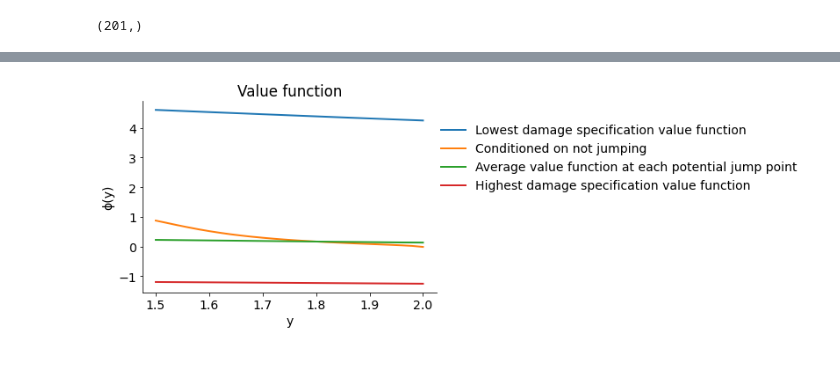
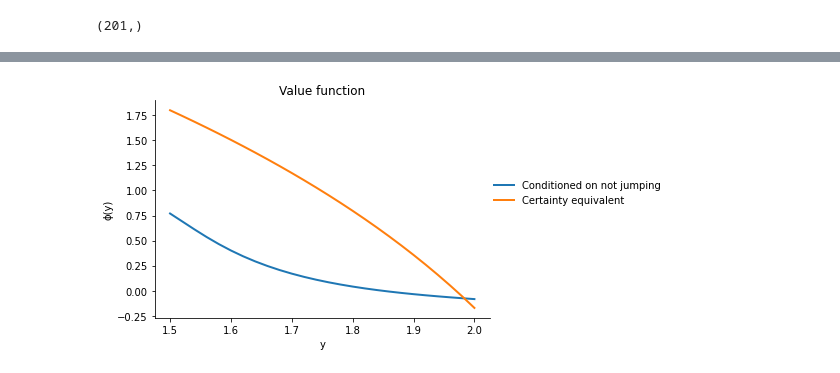
Before and after one commit to lphansen/ClimateUncertaintySpillover, a Jupyter notebook: notebook/jump_interval.ipynb, the cells around one changed output, grey strips where cells are left out. Cells and saved outputs as stored; diff of their text form; code cells hidden in the pictures.

```diff
--- a/notebook/jump_interval.ipynb
+++ b/notebook/jump_interval.ipynb
@@ -263,0 +307,6 @@ len(res_list)/39
+# %%
+ξp = 100_000
+ξa = 100_000
+ξw = 100_000
+args_low = (δ, η, θ_list, γ1, γ2, γ3_list[0], 2, dmg_weight, ξp, ξa, ξw, σy )
+me_low = solve_baseline_prep(y_grid, solution_low['ems'], args_low)
@@ -263,0 +327,13 @@ len(res_list)/39
+# %%
+me_list = np.zeros((len(γ3_list), len(y_grid)))
+ratio_list = np.zeros((len(γ3_list), len(y_grid)))
+
+for i in range(len(γ3_list)):
+    ξp = 100_000
+    ξa = 100_000
+    ξw = 100_000
+    args_baseline = (δ, η, θ_list, γ1, γ2, γ3_list[i], 2, dmg_weight, ξp, ξa, ξw, σy )
+    ems_star = ems_list[i]
+    me_baseline = solve_baseline_prep(y_grid, ems_star, args_baseline, ϵ=1)
+    me_list[i] = me_baseline[0]
+    ratio_list[i] = me_baseline[1]
@@ -274,8 +362,0 @@ plt.show()
-# %%
-for i in range(len(dmg_weight)):
-    plt.plot(ems_list[-1, i, :])
-plt.xlabel('Temperature anomaly, Y')
-plt.title("Emission, with ȳ = 2, different values of $\gamma_3^m$")
-plt.tight_layout()
-# plt.savefig("ems.pdf", facecolor="w", edgecolor="w")
-plt.show()
@@ -284,3 +362,0 @@ plt.show()
-# %%
-for i in range(len(res_list)):
-    plt.plot(res_list[i]['φ'])
@@ -493,19 +546,19 @@ plt.plot(b)
 # %%
-plt.plot(y_grid_cap[len(prepre_jump):], ϕ_ref[0, len(prepre_jump):], label="Lowest damage specification value function")
+# plt.plot(y_grid_cap[len(prepre_jump):], ϕ_ref[0,len(prepre_jump):], label="Lowest damage specification value function")
 
 plt.plot(y_grid_cap[len(prepre_jump):], solution['φ'][len(prepre_jump):], label="Conditioned on not jumping")
 # plt.plot(y_grid_cap, solution['φ'])
 # plt.plot(y_grid[numy_bar:], ϕ_bound[numy_bar:])
 average_desination = np.average(ϕ_ref, axis=0)
-
-plt.plot(y_grid_cap[len(prepre_jump):], average_desination[len(prepre_jump):], label="Average value function at each potential jump point")
-plt.plot(y_grid_cap[len(prepre_jump):], ϕ_ref[-1, len(prepre_jump):], label="Highest damage specification value function")
+plt.plot(y_grid[len(prepre_jump):len(pre_jump)], ϕ_bound[len(prepre_jump):len(pre_jump)],label="Certainty equivalent")
+# plt.plot(y_grid_cap[len(prepre_jump):], average_desination[len(prepre_jump):], label="Average value function at each potential jump point")
+# plt.plot(y_grid_cap[len(prepre_jump):], ϕ_ref[-1, len(prepre_jump):], label="Highest damage specification value function")
 plt.title('Value function')
 plt.legend(loc=(1,0.5))
 plt.xlabel("y")
 plt.ylabel("ϕ(y)")
 # plt.ylim(0)
-# plt.savefig("value_functions.png", facecolor="w", edgecolor="w", dpi=500,  bbox_inches = "tight" )
+# plt.savefig("value_functions_compare.png", facecolor="w", edgecolor="w", dpi=500,  bbox_inches = "tight" )
 plt.show()
 # %% [output]
-[figure, old version]
+[figure, new version]
```
Also changed, not shown: parts of 144 cells of this notebook, 18 other files.
